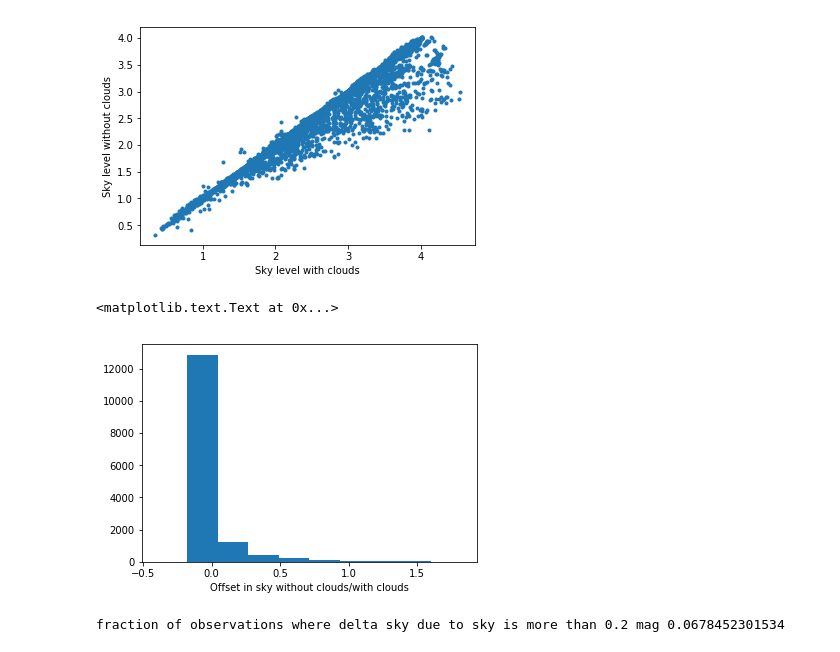
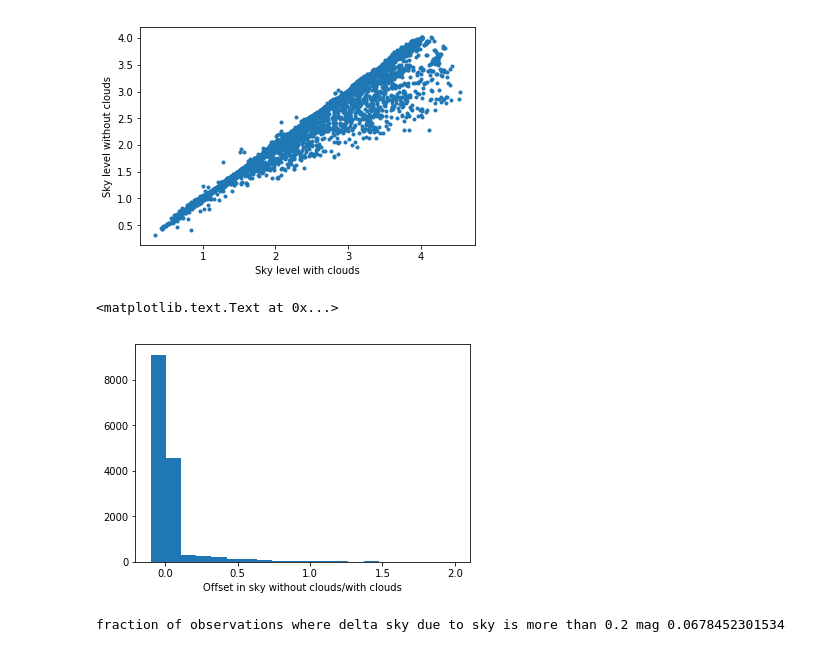
Before and after one commit to segasai/mynotebooks, a Jupyter notebook: desi_sky/DESI sky.ipynb, the cells around one changed output. Drawn from its saved outputs; the diff is of its cells as text; code cells hidden in the pictures.

Commit message:
figure update

```diff
--- a/desi_sky/DESI sky.ipynb
+++ b/desi_sky/DESI sky.ipynb
@@ -273,10 +273,10 @@ plt.plot(simskyG60,simskyG60_nc,'.');plt.xlabel('Sky level with clouds');plt.yla
 <matplotlib.text.Text at 0x...>
 [figure]
 # %%
-plt.hist(simskyG60-simskyG60_nc,bins=10); plt.xlabel('Offset in sky without clouds/with clouds')
+plt.hist(simskyG60-simskyG60_nc,bins=20,range=(-0.1,2)); plt.xlabel('Offset in sky without clouds/with clouds')
 # %% [output]
 <matplotlib.text.Text at 0x...>
-[figure, old version]
+[figure, new version]
 # %%
 print('fraction of observations where delta sky due to sky is more than 0.2 mag',
       ((simskyG60-simskyG60_nc)>0.2).sum()/len(simskyG60))
```
Also changed, not shown: 1 other file.
